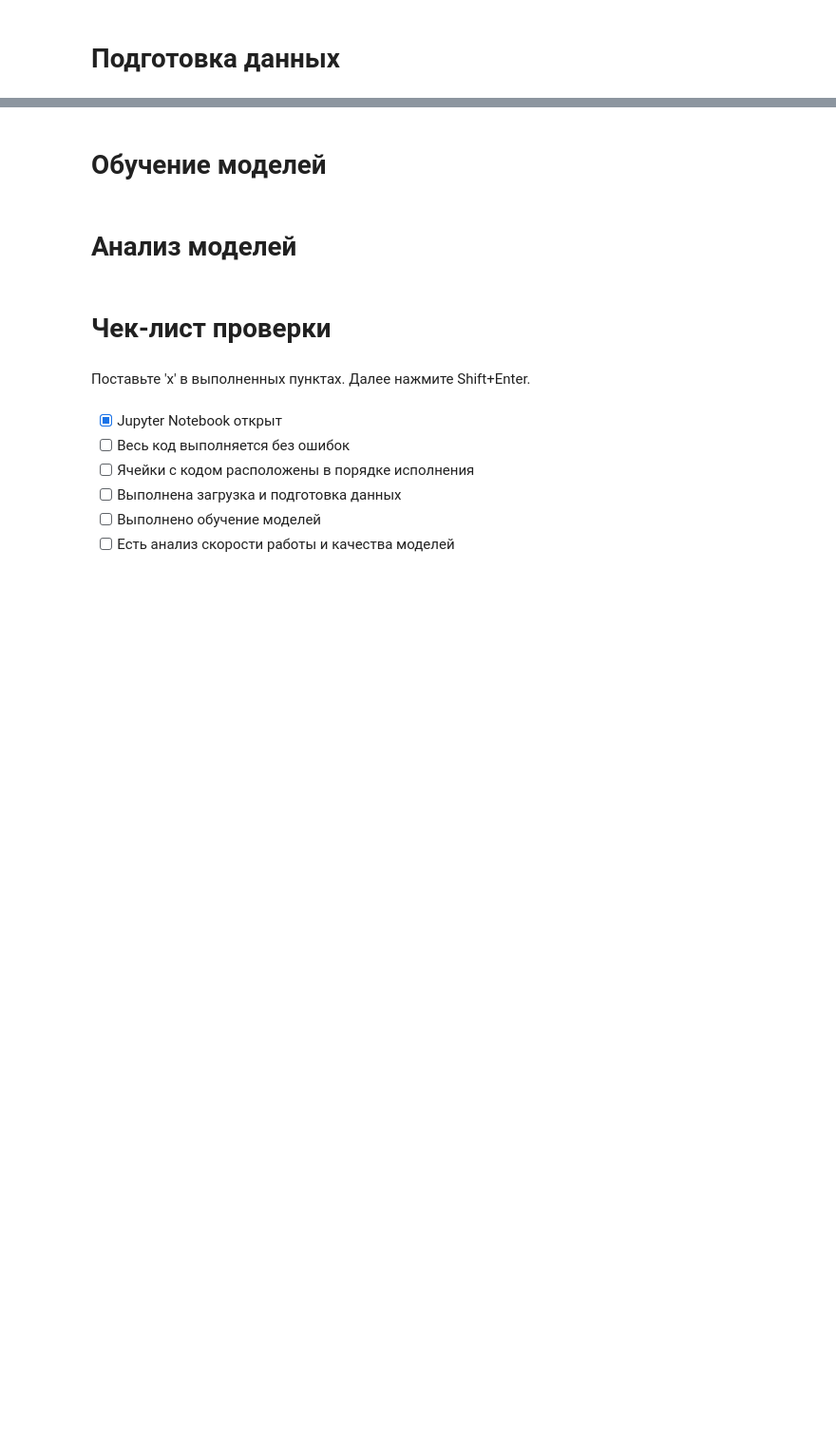
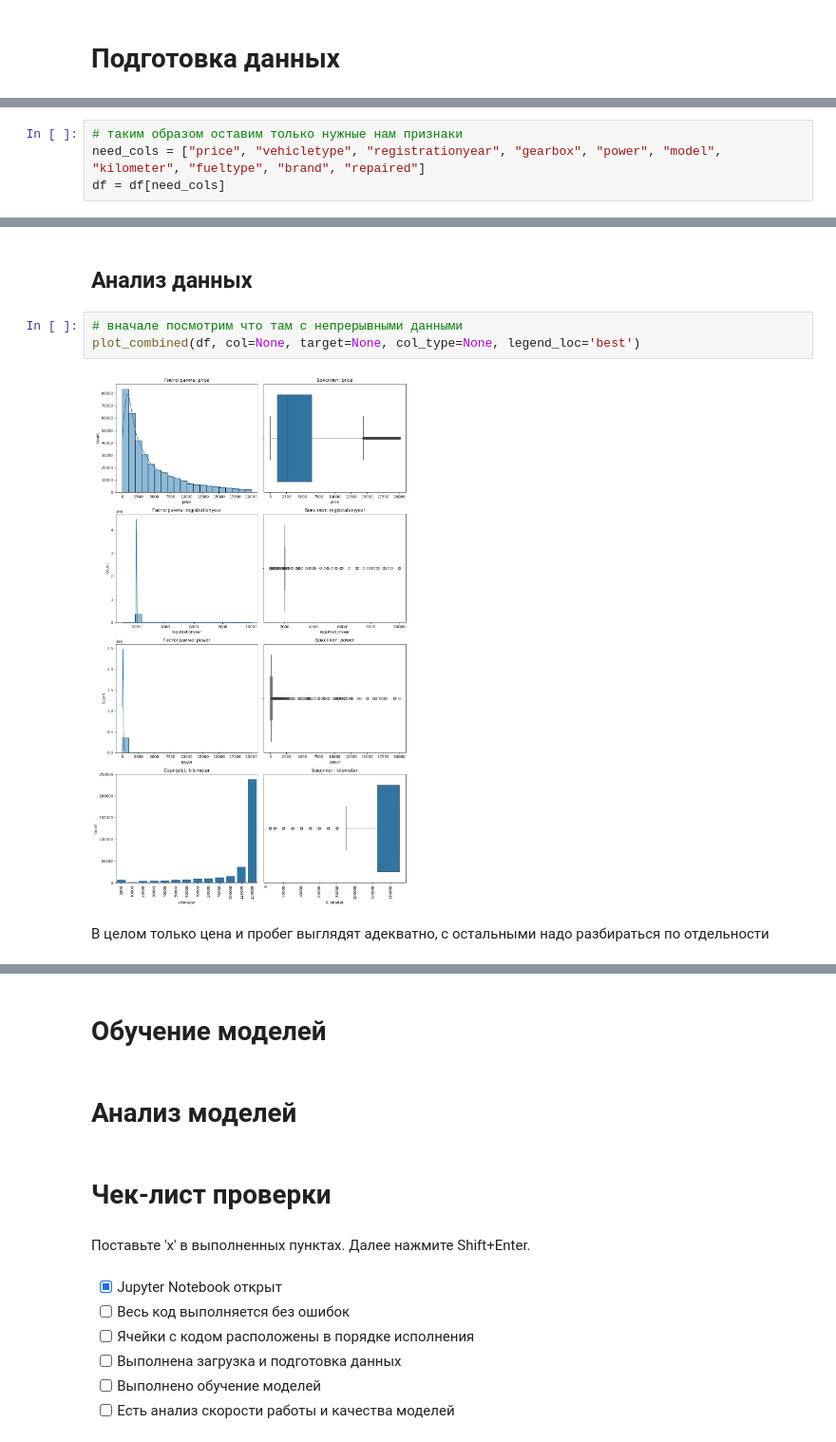
Before and after one commit to Ankudar/yandex_practicum_ds, a Jupyter notebook: 10) Chislennie_metodi/15d5adf9-246c-4b56-a6a8-43d94bd8231e.ipynb, the cells around one changed output, grey strips where cells are left out. Shown at 95% size. Drawn from its saved outputs; the diff is of its cells as text; blank space fills up the shorter version.

```diff
--- a/10) Chislennie_metodi/15d5adf9-246c-4b56-a6a8-43d94bd8231e.ipynb
+++ b/10) Chislennie_metodi/15d5adf9-246c-4b56-a6a8-43d94bd8231e.ipynb
@@ -14,0 +321,4 @@
+# %%
+# таким образом оставим только нужные нам признаки
+need_cols = ["price", "vehicletype", "registrationyear", "gearbox", "power", "model", "kilometer", "fueltype", "brand", "repaired"]
+df = df[need_cols]
@@ -14,0 +354,9 @@
+# %% [markdown]
+## Анализ данных
+# %%
+# вначале посмотрим что там с непрерывными данными
+plot_combined(df, col=None, target=None, col_type=None, legend_loc='best')
+# %% [output]
+[figure, added]
+# %% [markdown]
+В целом только цена и пробег выглядят адекватно, с остальными надо разбираться по отдельности
```
Also changed, not shown: parts of 31 cells of this notebook, 1 other file.
